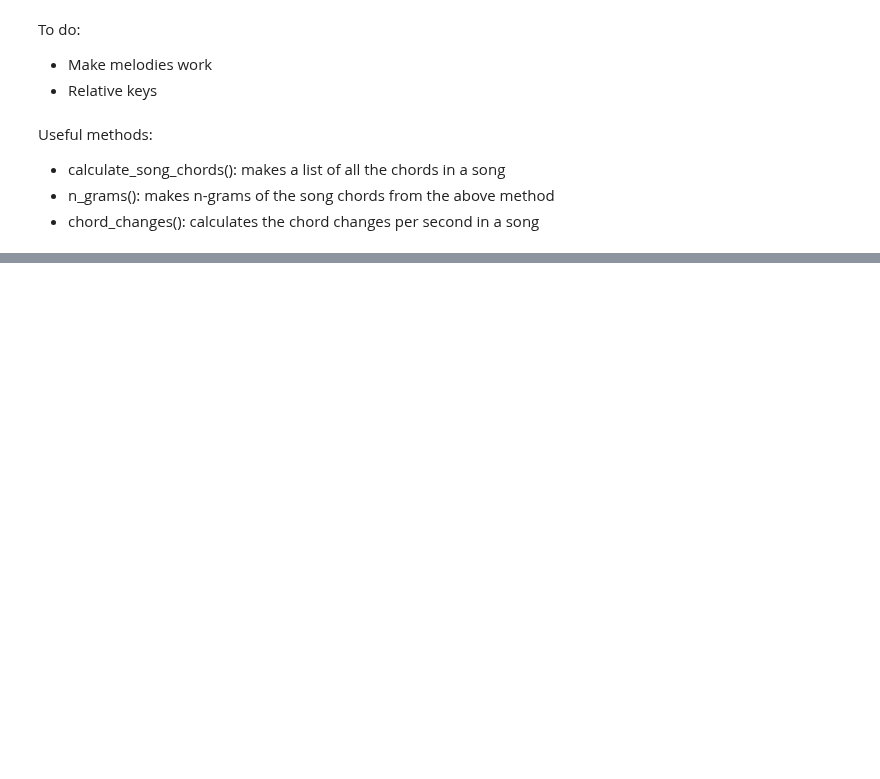
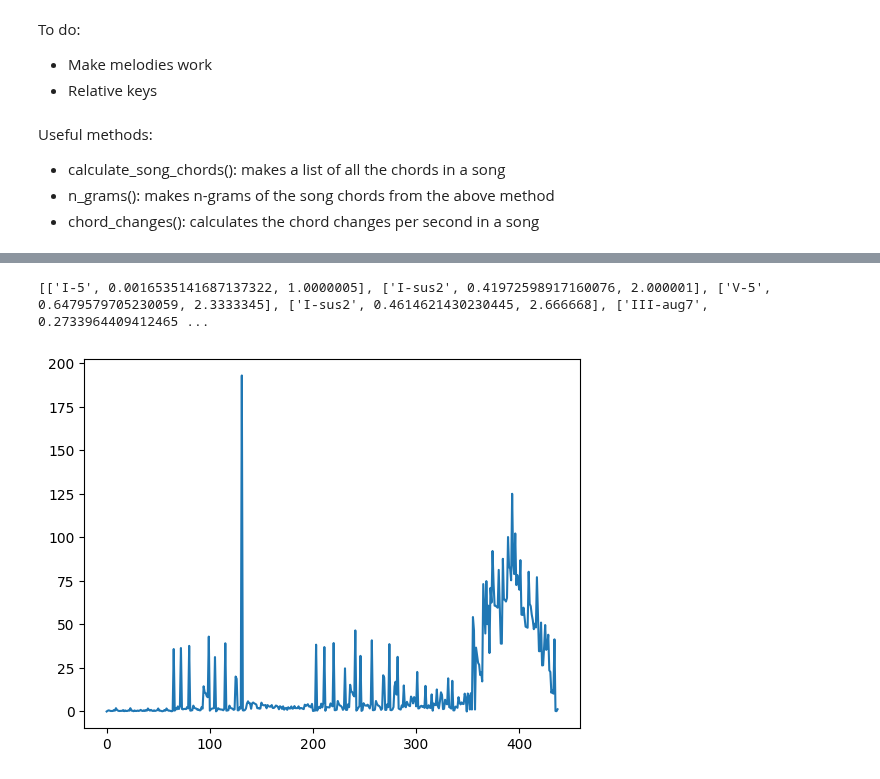
Before and after one commit to Purdue-Artificial-Intelligence-in-Music/Mus2Vid-code, a Jupyter notebook: Basic_Pitch/chord detection testing.ipynb, the cells around one changed output, grey strips where cells are left out. Cells and saved outputs as stored; diff of their text form; code cells hidden in the pictures; blank space fills up the shorter version.

```diff
--- a/Basic_Pitch/chord detection testing.ipynb
+++ b/Basic_Pitch/chord detection testing.ipynb
@@ -432,7 +457,8 @@ def convert_chord_to_relative(key, chord_name): # Untested
 # %%
+# song = pm.PrettyMIDI("C:\\Users\\TPNml\\Downloads\\repeated chords.mid")
 # song = pm.PrettyMIDI("C:\\Users\\TPNml\\Downloads\\weird.mid")
 # song = pm.PrettyMIDI("C:\\Users\\TPNml\\Downloads\\Space Theme.mid")
-song = pm.PrettyMIDI("C:\\Users\\TPNml\\Downloads\\gen hoshino-Piano.mid")
+# song = pm.PrettyMIDI("C:\\Users\\TPNml\\Downloads\\gen hoshino-Piano.mid")
 # song = pm.PrettyMIDI("C:\\Users\\TPNml\\Downloads\\MIDI-Unprocessed_01_R1_2006_01-09_ORIG_MID--AUDIO_01_R1_2006_01_Track01_wav.midi")
 # song = pm.PrettyMIDI("C:\\Users\\TPNml\\Downloads\\progression.mid")
 # song = pm.PrettyMIDI("C:\\Users\\TPNml\\Downloads\\Untitled score.mid")
@@ -473,0 +478,3 @@ print(chord_changes(chords, song))
+# %%
+all_chords = generate_chord_list()
+x = calculate_song_chords_with_times(consolidate_notes(song))
@@ -473,0 +499,15 @@ print(chord_changes(chords, song))
+# %%
+#for n in song.instruments[0].notes:
+#    print(n)
+#for n in x:
+#    print(n)
+scores = []
+for s in x:
+    scores.append(s[1])
+plt.plot(scores)
+
+estimate_key(x)
+print(convert_list_chords_to_relative(x))
+# %% [output]
+[['I-5', 0.0016535141687137322, 1.0000005], ['I-sus2', 0.41972598917160076, 2.000001], ['V-5', 0.6479579705230059, 2.3333345], ['I-sus2', 0.4614621430230445, 2.666668], ['III-aug7', 0.2733964409412465 ...
+[figure, added]
```
Also changed, not shown: parts of 5 cells of this notebook, 2 other files.
